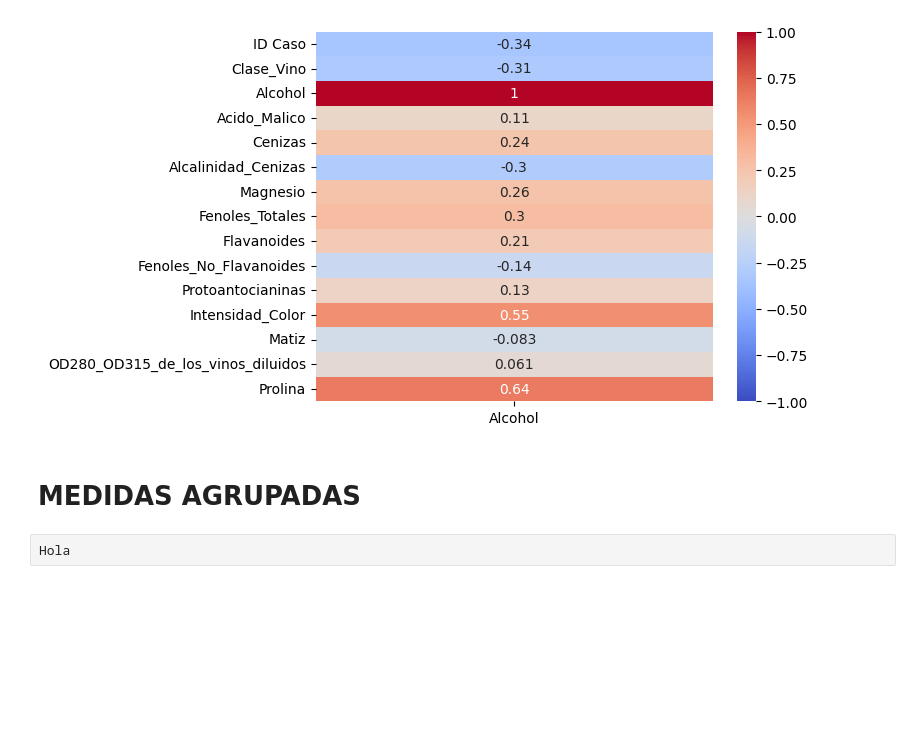
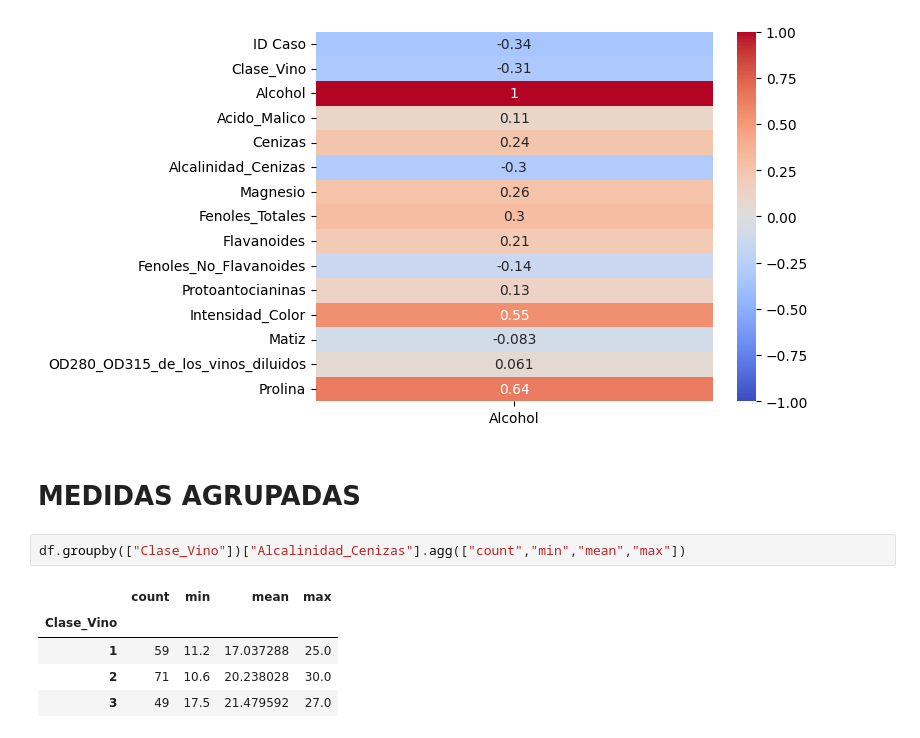
Before and after one commit to Juanesalamanca/TALLER-2, a Jupyter notebook: Taller2.ipynb, the cells around one changed output. Drawn from its saved outputs; the diff is of its cells as text; blank space fills up the shorter version.

```diff
--- a/Taller2.ipynb
+++ b/Taller2.ipynb
@@ -184,5 +184,11 @@ sns.heatmap(df.corr()[["Alcohol"]],vmin=-1,vmax=1,annot=True,cmap='coolwarm')
 [figure]
 # %% [markdown]
 # MEDIDAS AGRUPADAS
-# %%
-Hola
+# %%
+df.groupby(["Clase_Vino"])["Alcalinidad_Cenizas"].agg(["count","min","mean","max"])
+# %% [output]
+|  | count | min | mean | max |
+| Clase_Vino |  |  |  |  |
+| 1 | 59 | 11.2 | 17.037288 | 25.0 |
+| 2 | 71 | 10.6 | 20.238028 | 30.0 |
+| 3 | 49 | 17.5 | 21.479592 | 27.0 |
```
Also changed, not shown: parts of 1 cell of this notebook.
